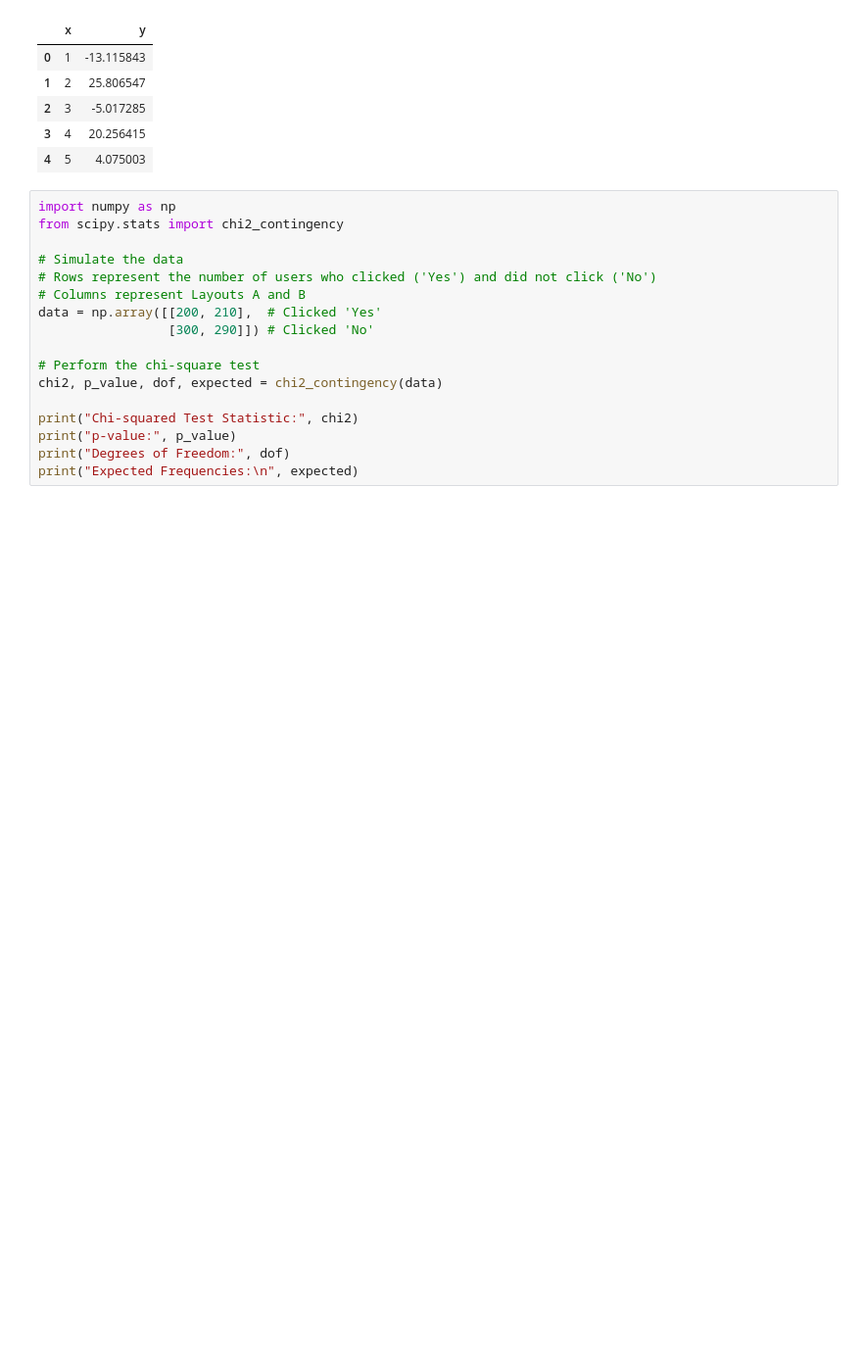
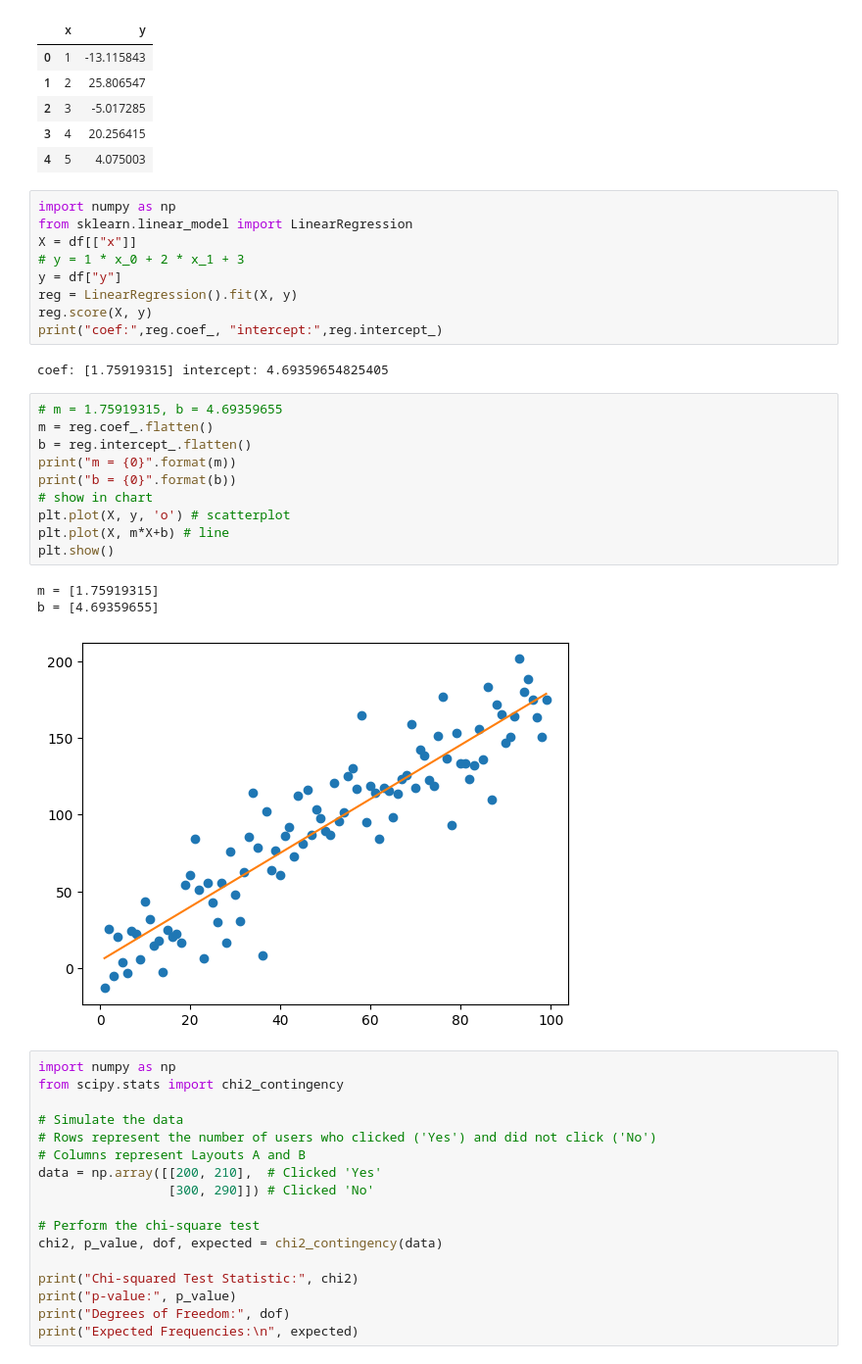
Before and after one commit to ViniciusKos/daily_studies, a Jupyter notebook: essential math for data science/ab_test.ipynb, the cells around one changed output. Shown at 98% size. Cells and saved outputs as stored; diff of their text form; blank space fills up the shorter version.

Commit message:
fit linear regression

```diff
--- a/essential math for data science/ab_test.ipynb
+++ b/essential math for data science/ab_test.ipynb
@@ -236,6 +237,31 @@ df.head()
 | 2 | 3 | -5.017285 |
 | 3 | 4 | 20.256415 |
 | 4 | 5 | 4.075003 |
+# %%
+import numpy as np
+from sklearn.linear_model import LinearRegression
+X = df[["x"]]
+# y = 1 * x_0 + 2 * x_1 + 3
+y = df["y"]
+reg = LinearRegression().fit(X, y)
+reg.score(X, y)
+print("coef:",reg.coef_, "intercept:",reg.intercept_)
+# %% [output]
+coef: [1.75919315] intercept: 4.69359654825405
+# %%
+# m = 1.75919315, b = 4.69359655
+m = reg.coef_.flatten()
+b = reg.intercept_.flatten()
+print("m = {0}".format(m))
+print("b = {0}".format(b))
+# show in chart
+plt.plot(X, y, 'o') # scatterplot
+plt.plot(X, m*X+b) # line
+plt.show()
+# %% [output]
+m = [1.75919315]
+b = [4.69359655]
+[figure, added]
 # %%
 import numpy as np
 from scipy.stats import chi2_contingency
```
Also changed, not shown: parts of 1 cell of this notebook.
